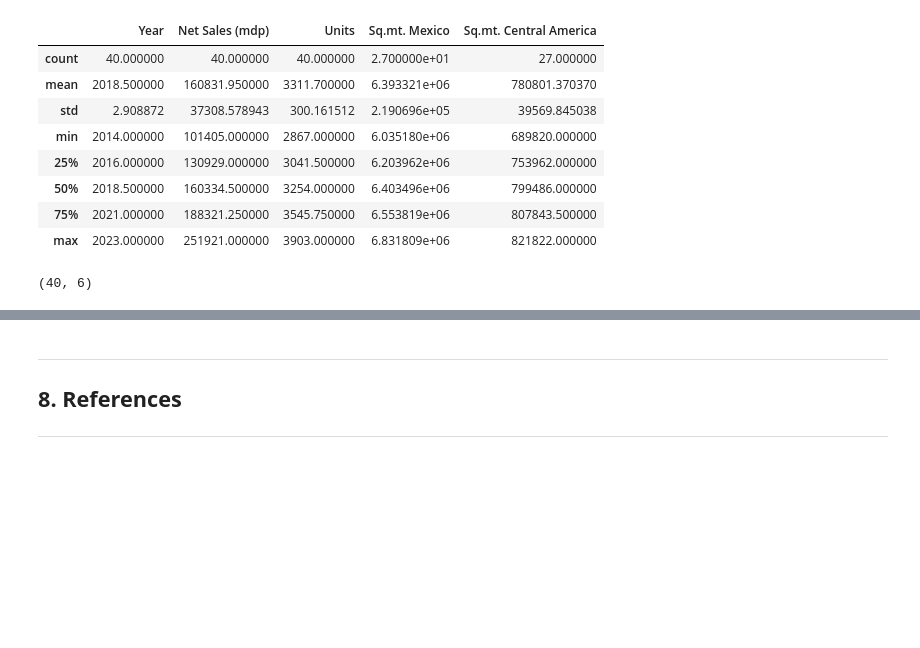
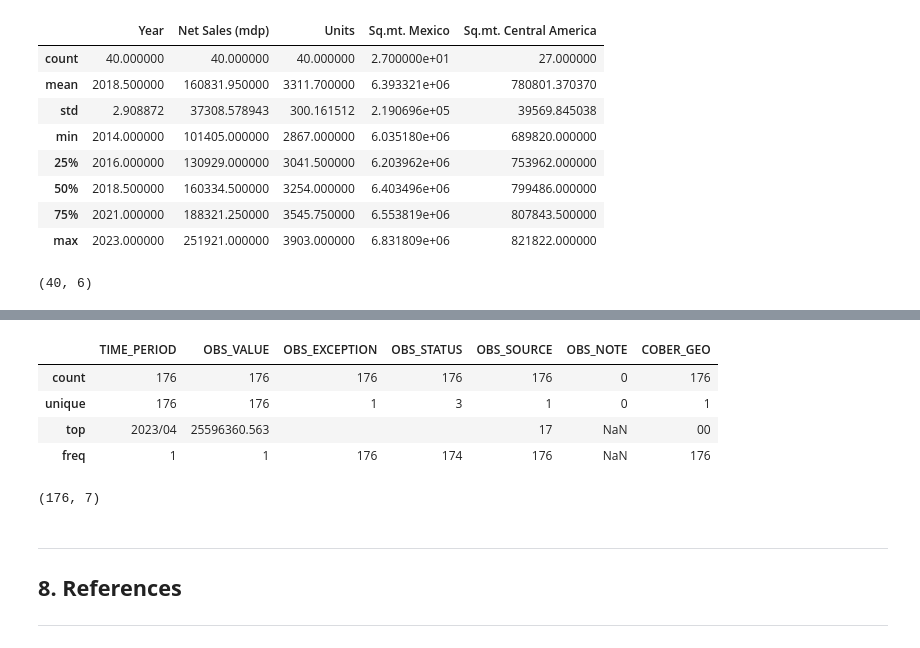
Before and after one commit to DanielEduardoLopez/SalesForecasting, a Jupyter notebook: SalesPrediction.ipynb, the cells around one changed output, grey strips where cells are left out. Saved outputs shown, nothing was run; the diff lists cells and outputs as text; code cells hidden in the pictures; blank space fills up the shorter version.

```diff
--- a/SalesPrediction.ipynb
+++ b/SalesPrediction.ipynb
@@ -340,3 +377,17 @@ sales_df.shape
+# %%
+# Basic statistical description
+gdp_df.describe()
+# %% [output]
+|  | TIME_PERIOD | OBS_VALUE | OBS_EXCEPTION | OBS_STATUS | OBS_SOURCE | OBS_NOTE | COBER_GEO |
+| count | 176 | 176 | 176 | 176 | 176 | 0 | 176 |
+| unique | 176 | 176 | 1 | 3 | 1 | 0 | 1 |
+| top | 2023/04 | 25596360.563 |  |  | 17 | NaN | 00 |
+| freq | 1 | 1 | 176 | 174 | 176 | NaN | 176 |
+# %%
+# Shape of dataset
+gdp_df.shape
+# %% [output]
+(176, 7)
 # %% [markdown]
 <a class="anchor" id="references"></a>
 ___
```
Also changed, not shown: parts of 3 cells of this notebook.
